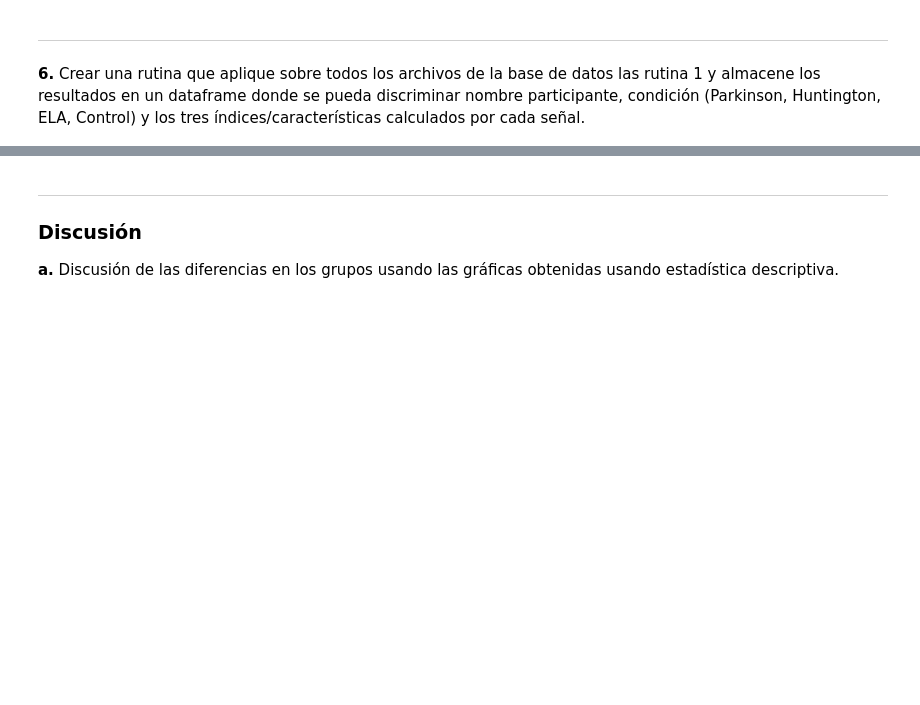
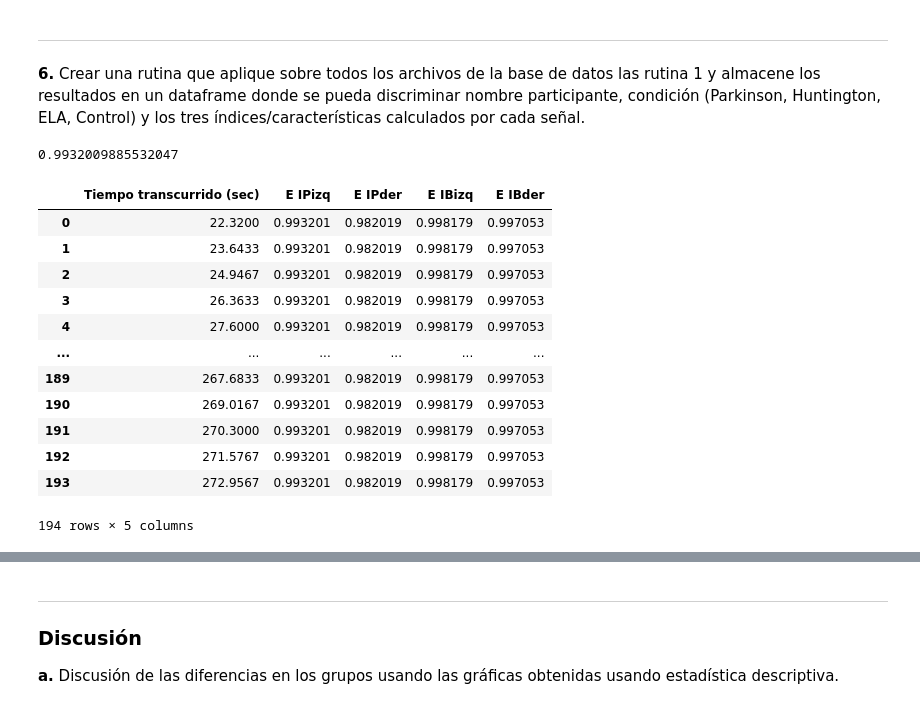
Before and after one commit to NataliaArenasP20/LaboratorioBiosenales, a Jupyter notebook: Proyecto_1/Proyecto1_NataliaArenas_DanielTamayo.ipynb, the cells around one changed output, grey strips where cells are left out. Cells and saved outputs as stored; diff of their text form; code cells hidden in the pictures; blank space fills up the shorter version.

```diff
--- a/Proyecto_1/Proyecto1_NataliaArenas_DanielTamayo.ipynb
+++ b/Proyecto_1/Proyecto1_NataliaArenas_DanielTamayo.ipynb
@@ -509,0 +533,36 @@ def calcular_EP(signal):
+# %%
+#Datos_ejemplo = als_ejemplo_hamp['Intervalos entre pasos pie izquierdo (sec)'] ##sujeto
+
+
+def Calculo_listas_PE(lista):
+    lista_PE=[]
+    for sujeto in lista:
+        tiempo = sujeto['Tiempo transcurrido (sec)']
+        int_pasosi = sujeto['Intervalos entre pasos pie izquierdo (sec)']
+        int_pasosd = sujeto['Intervalos entre pasos pie derecho (sec)']
+        int_balani = sujeto['Intervalos de balanceo pie izquierdo (sec)']
+        int_baland = sujeto['Intervalos de balanceo pie derecho (sec)']
+
+        e_int_pasosi = Calculo_PE(int_pasosi,3)
+        e_int_pasosd = Calculo_PE(int_pasosd,3)
+        e_int_balani = Calculo_PE(int_balani,3)
+        e_int_baland = Calculo_PE(int_baland,3)
+
+        PE = pd.DataFrame({
+            'Tiempo transcurrido (sec)': tiempo,
+            'E IPizq': e_int_pasosi,
+            'E IPder': e_int_pasosd,
+            'E IBizq': e_int_balani,
+            'E IBder': e_int_baland,})
+        lista_PE.append(PE)
+
+
+    return lista_PE
+# %%
+lista_E_als= Calculo_listas_PE(lista_als_hampel)
+lista_E_hunt= Calculo_listas_PE(lista_hunt_hampel)
+lista_E_park= Calculo_listas_PE(lista_park_hampel)
+lista_E_control= Calculo_listas_PE(lista_control_hampel)
+
+print(len(lista_E_als), len(lista_E_control), len(lista_E_hunt), len(lista_E_park))
+print(lista_E_als[10])
@@ -514,0 +588,18 @@ def calcular_EP(signal):
+# %%
+print(lista_E_als[0]["E IPizq"][0])
+lista_E_als[0]
+# %% [output]
+0.9932009885532047
+|  | Tiempo transcurrido (sec) | E IPizq | E IPder | E IBizq | E IBder |
+| 0 | 22.3200 | 0.993201 | 0.982019 | 0.998179 | 0.997053 |
+| 1 | 23.6433 | 0.993201 | 0.982019 | 0.998179 | 0.997053 |
+| 2 | 24.9467 | 0.993201 | 0.982019 | 0.998179 | 0.997053 |
+| 3 | 26.3633 | 0.993201 | 0.982019 | 0.998179 | 0.997053 |
+| 4 | 27.6000 | 0.993201 | 0.982019 | 0.998179 | 0.997053 |
+| ... | ... | ... | ... | ... | ... |
+| 189 | 267.6833 | 0.993201 | 0.982019 | 0.998179 | 0.997053 |
+| 190 | 269.0167 | 0.993201 | 0.982019 | 0.998179 | 0.997053 |
+| 191 | 270.3000 | 0.993201 | 0.982019 | 0.998179 | 0.997053 |
+| 192 | 271.5767 | 0.993201 | 0.982019 | 0.998179 | 0.997053 |
+| 193 | 272.9567 | 0.993201 | 0.982019 | 0.998179 | 0.997053 |
+194 rows × 5 columns
```
Also changed, not shown: parts of 6 cells of this notebook.
